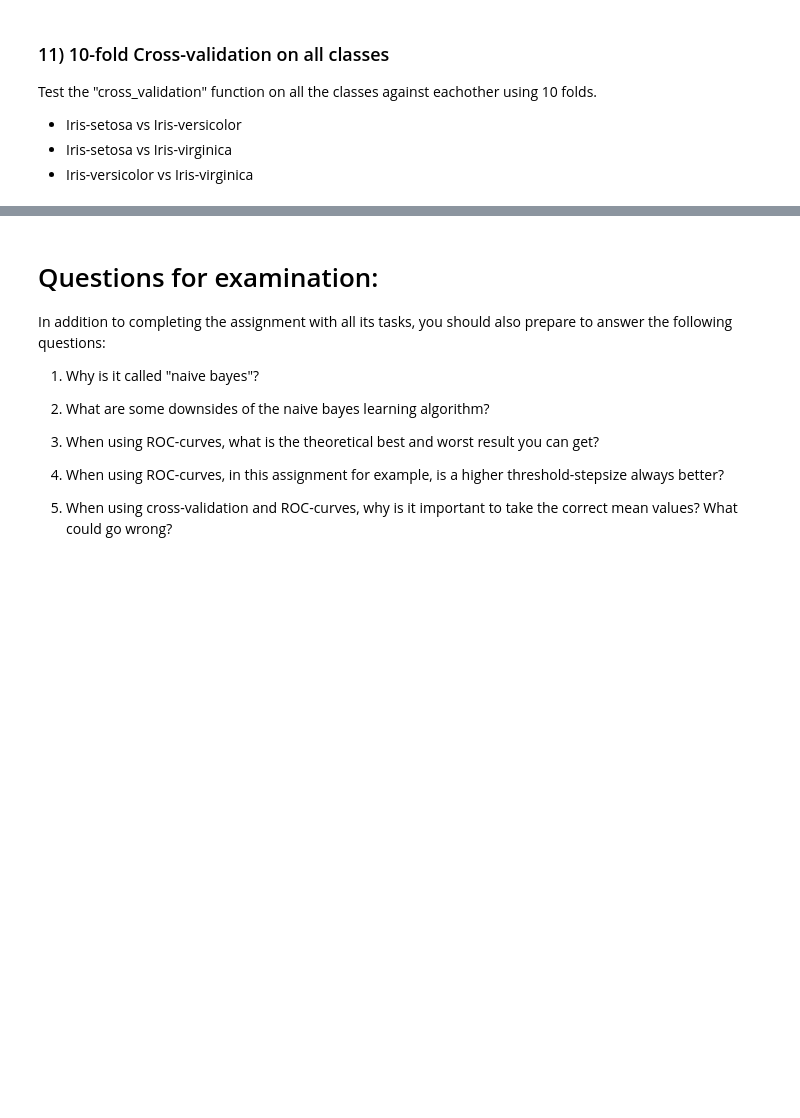
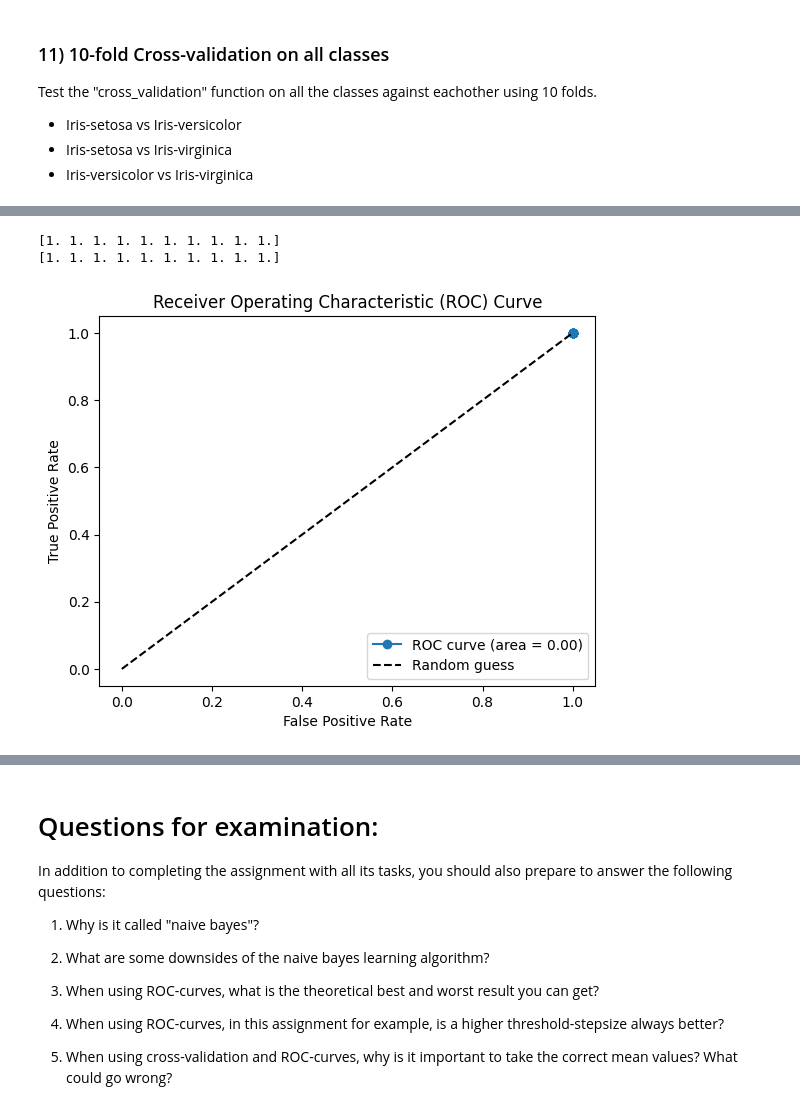
Before and after one commit to JoelScarinius/Naive_Bayes, a Jupyter notebook: ML-Assignment_1_Joel_Scarinius_Stävmo_Ivo_Österberg_Nilsson.ipynb, the cells around one changed output, grey strips where cells are left out. Drawn from its saved outputs; the diff is of its cells as text; code cells hidden in the pictures; blank space fills up the shorter version.

Commit message:
ADD: implementation for cross, need to fix how to use target

```diff
--- a/ML-Assignment_1_Joel_Scarinius_Stävmo_Ivo_Österberg_Nilsson.ipynb
+++ b/ML-Assignment_1_Joel_Scarinius_Stävmo_Ivo_Österberg_Nilsson.ipynb
@@ -311,9 +309,9 @@ train_versicolor, test_versicolor = train_test_split(iris_versicolor)
 train_setosa, test_setosa = train_test_split(iris_setosa)
 
 # TODO: Separate the features and labels for both the train and test set.
-feature_data_setosa_train, labels_setosa_train = class_split(train_setosa)
+feature_data_setosa_train, _ = class_split(train_setosa)
 feature_data_setosa_test, labels_setosa_test = class_split(test_setosa)
-feature_data_versicolor_train, labels_versicolor_train = class_split(train_versicolor)
+feature_data_versicolor_train, _ = class_split(train_versicolor)
 feature_data_versicolor_test, labels_versicolor_test = class_split(test_versicolor)
 # %% [markdown]
 ### 7) Class A vs Class B for binary classification
@@ -367,15 +365,15 @@ Now we should have implemented all the neccessary parts to train a naive bayes a
 test_labels = np.append(labels_setosa_test, labels_versicolor_test)
 test_features = np.concatenate((feature_data_setosa_test, feature_data_versicolor_test), axis=0)
 
-class_statistics = {
+feature_statistics = {
 	"0": feature_statistics_setosa,
 	"1": feature_statistics_versicolor
 }
 
-prediction_probabilities = [naive_bayes_prediction(class_statistics, data_point) for data_point in test_features]
+prediction_probabilities = [naive_bayes_prediction(feature_statistics, data_point) for data_point in test_features]
 
-predicted_class = [probabilities_to_prediction(class_probabilities) for class_probabilities in prediction_probabilities]
+predicted_classes = [probabilities_to_prediction(class_probabilities) for class_probabilities in prediction_probabilities]
 # TODO: Print the predicted class and the actual class for the test set
-for pred_class, label in zip(predicted_class, test_labels):
-	print(f"Predicted class: {pred_class} Actual class: {label}")
+for predicted_class, label in zip(predicted_classes, test_labels):
+	print(f"Predicted class: {predicted_class} Actual class: {label}")
 # %% [output]
@@ -457,7 +455,7 @@ def TPR_and_FPR(prediction_probabilities, test_labels, threshold_stepsize = 0.1)
 	return TPR, FPR
 # %%
 # TODO: Test the "TPR_and_FPR" function on the model you have created previously.
-prediction_probabilities = [naive_bayes_prediction(class_statistics, data_point) for data_point in test_features]
+prediction_probabilities = [naive_bayes_prediction(feature_statistics, data_point) for data_point in test_features]
 
 TPR, FPR = TPR_and_FPR(prediction_probabilities, test_labels)
 
@@ -509,16 +506,3 @@ The final task is to take everything you have implemented so far and apply it in
 **Note 3:** This part is a bit more free in terms of implementation, but make sure to use some of the previously implemented functions.
 # %% [markdown]
 ### 10) Cross-validation loop
-# %%
-def cross_validation(data, target, folds = 10, threshold_stepsize = 0.1):
-	# TODO: Implement Cross-validation
-
-	for i in range(folds):
-
-
-		...
-
-	# TODO: Plot the average ROC-curve.
-	# NOTE: Take the correct average!
-
-	plot_ROC(...)
@@ -538,0 +588,10 @@ Test the "cross_validation" function on all the classes against eachother using
+# %%
+# TODO: Implement and test cross-validation function on all classes.
+# TODO: Implement and test cross-validation function on all classes.
+data = np.concatenate((iris_setosa, iris_virginica), axis=0)
+target = np.concatenate((np.zeros(len(iris_setosa)), np.full(len(iris_virginica), 2)), axis=0)
+cross_validation(data, target, 10, 0.1)
+# %% [output]
+[1. 1. 1. 1. 1. 1. 1. 1. 1. 1.]
+[1. 1. 1. 1. 1. 1. 1. 1. 1. 1.]
+[figure, added]
```
Also changed, not shown: parts of 11 cells of this notebook.
